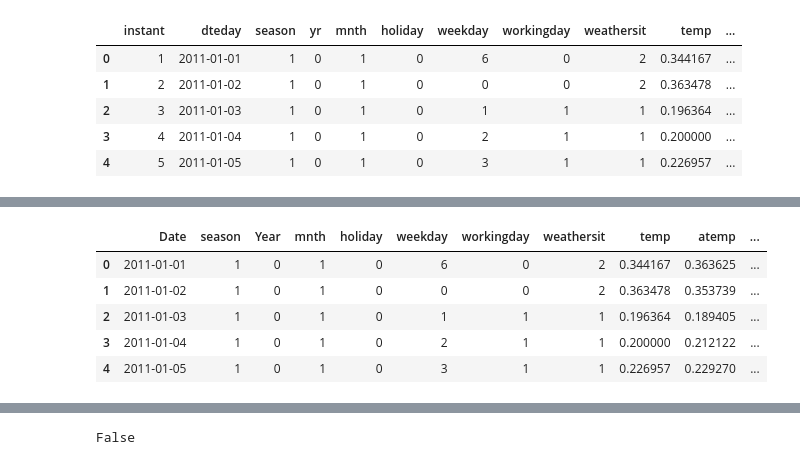
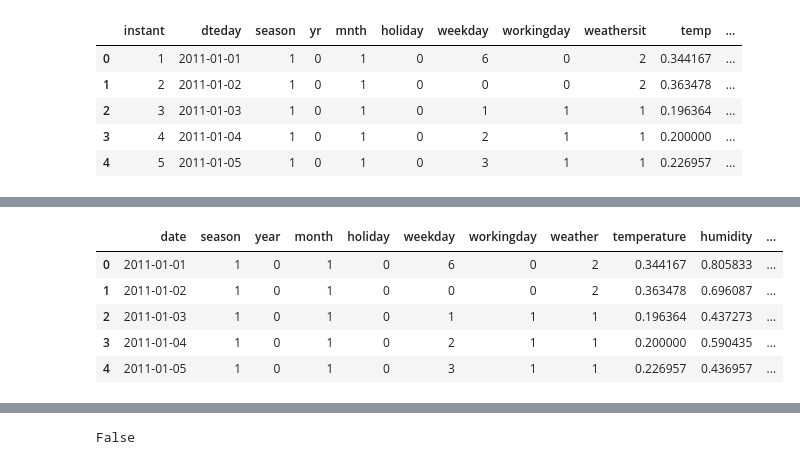
Before and after one commit to data301-2020-winter1/course-project-group_6021, a Jupyter notebook: analysis/emily/emily_milestone_2.ipynb, the cells around one changed output, grey strips where cells are left out. Cells and saved outputs as stored; diff of their text form; code cells hidden in the pictures.

```diff
--- a/analysis/emily/emily_milestone_2.ipynb
+++ b/analysis/emily/emily_milestone_2.ipynb
@@ -47,2 +41,4 @@ from scripts.project_functions import *
 # %%
-data_eda = load_and_process("../../data/raw/day.csv")
+from project_functions import *
+df = load_and_process("../../data/raw/day.csv")
+df
@@ -65,14 +59,15 @@ data_eda
 # %%
 #Emily's Exploratory Data Analysis(EDA)
 # %%
+data_eda = df
 data_eda.head()
 # %% [output]
-|  | Date | season | Year | mnth | holiday | weekday | workingday | weathersit | temp | atemp | ... |
-| 0 | 2011-01-01 | 1 | 0 | 1 | 0 | 6 | 0 | 2 | 0.344167 | 0.363625 | ... |
-| 1 | 2011-01-02 | 1 | 0 | 1 | 0 | 0 | 0 | 2 | 0.363478 | 0.353739 | ... |
-| 2 | 2011-01-03 | 1 | 0 | 1 | 0 | 1 | 1 | 1 | 0.196364 | 0.189405 | ... |
-| 3 | 2011-01-04 | 1 | 0 | 1 | 0 | 2 | 1 | 1 | 0.200000 | 0.212122 | ... |
-| 4 | 2011-01-05 | 1 | 0 | 1 | 0 | 3 | 1 | 1 | 0.226957 | 0.229270 | ... |
+|  | date | season | year | month | holiday | weekday | workingday | weather | temperature | humidity | ... |
+| 0 | 2011-01-01 | 1 | 0 | 1 | 0 | 6 | 0 | 2 | 0.344167 | 0.805833 | ... |
+| 1 | 2011-01-02 | 1 | 0 | 1 | 0 | 0 | 0 | 2 | 0.363478 | 0.696087 | ... |
+| 2 | 2011-01-03 | 1 | 0 | 1 | 0 | 1 | 1 | 1 | 0.196364 | 0.437273 | ... |
+| 3 | 2011-01-04 | 1 | 0 | 1 | 0 | 2 | 1 | 1 | 0.200000 | 0.590435 | ... |
+| 4 | 2011-01-05 | 1 | 0 | 1 | 0 | 3 | 1 | 1 | 0.226957 | 0.436957 | ... |
 # %%
 #descriptive statistics of the data
 # %%
```
Also changed, not shown: parts of 19 cells of this notebook, 5 other files.
